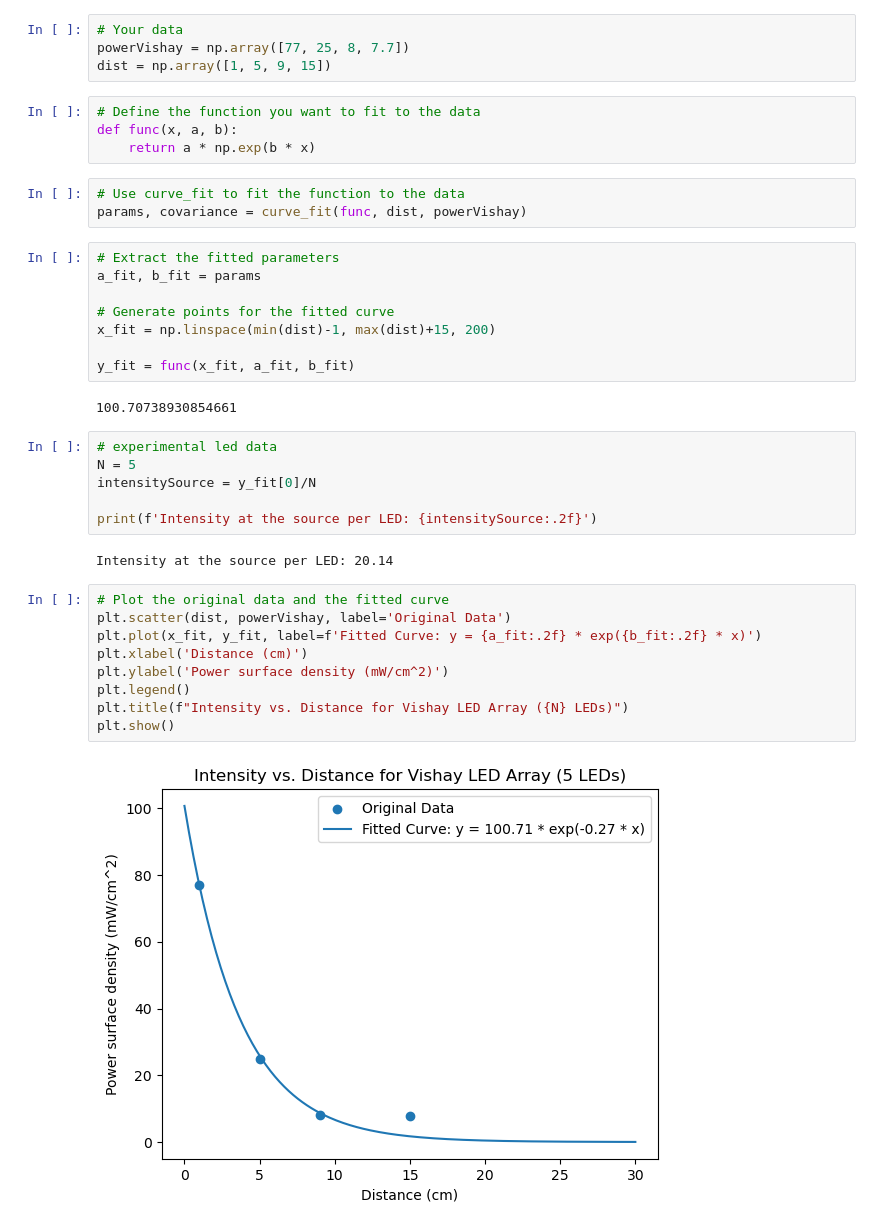
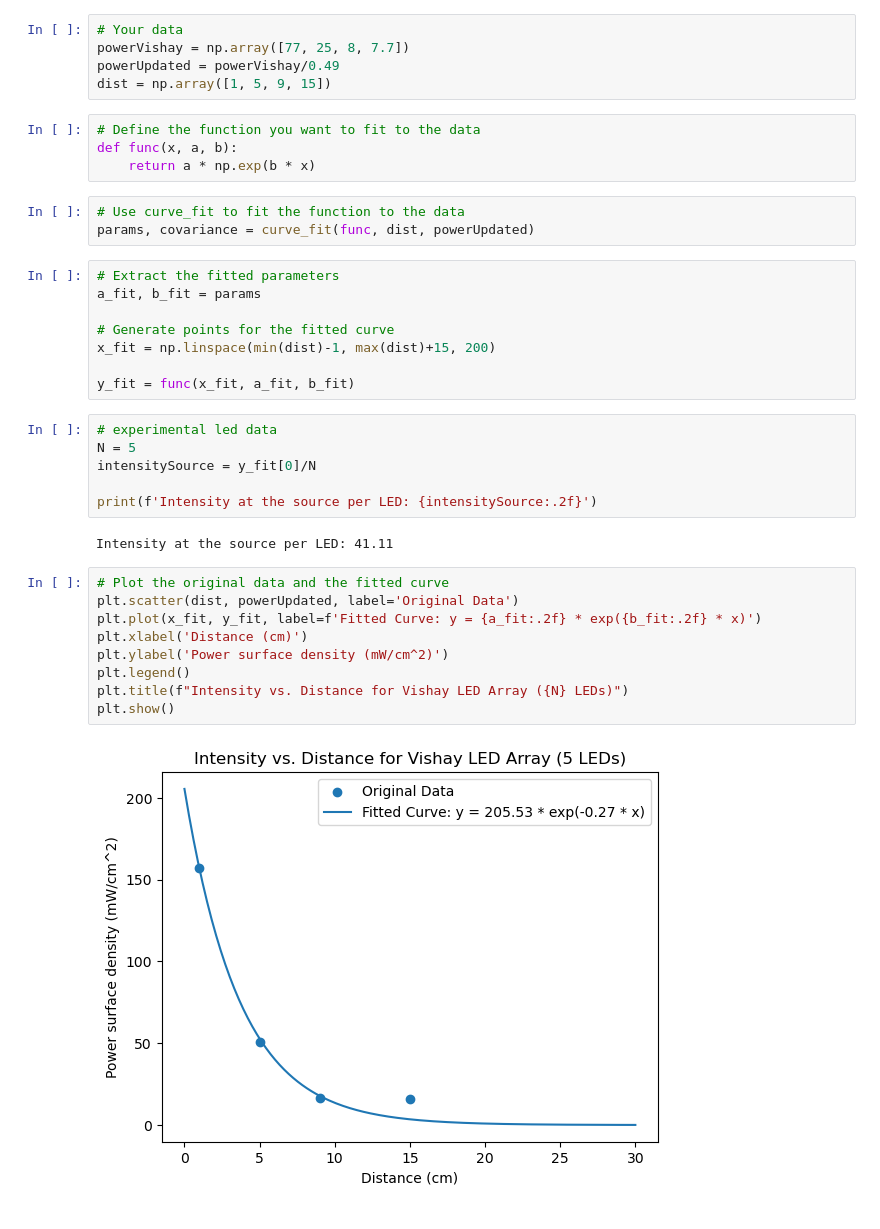
Before and after one commit to feqksa/SomniBrain, a Jupyter notebook: vishay_density.ipynb, the cells around one changed output. Drawn from its saved outputs; the diff is of its cells as text.

```diff
--- a/vishay_density.ipynb
+++ b/vishay_density.ipynb
@@ -12,6 +12,7 @@ from scipy.optimize import curve_fit
 # %%
 # Your data
 powerVishay = np.array([77, 25, 8, 7.7])
+powerUpdated = powerVishay/0.49
 dist = np.array([1, 5, 9, 15])
 # %%
 # Define the function you want to fit to the data
@@ -19,7 +20,7 @@ def func(x, a, b):
     return a * np.exp(b * x)
 # %%
 # Use curve_fit to fit the function to the data
-params, covariance = curve_fit(func, dist, powerVishay)
+params, covariance = curve_fit(func, dist, powerUpdated)
 # %%
 # Extract the fitted parameters
 a_fit, b_fit = params
@@ -28,8 +29,6 @@ a_fit, b_fit = params
 x_fit = np.linspace(min(dist)-1, max(dist)+15, 200)
 
 y_fit = func(x_fit, a_fit, b_fit)
-# %% [output]
-100.70738930854661
 # %%
 # experimental led data
 N = 5
@@ -37,17 +36,17 @@ intensitySource = y_fit[0]/N
 
 print(f'Intensity at the source per LED: {intensitySource:.2f}')
 # %% [output]
-Intensity at the source per LED: 20.14
+Intensity at the source per LED: 41.11
 # %%
 # Plot the original data and the fitted curve
-plt.scatter(dist, powerVishay, label='Original Data')
+plt.scatter(dist, powerUpdated, label='Original Data')
 plt.plot(x_fit, y_fit, label=f'Fitted Curve: y = {a_fit:.2f} * exp({b_fit:.2f} * x)')
 plt.xlabel('Distance (cm)')
 plt.ylabel('Power surface density (mW/cm^2)')
 plt.legend()
 plt.title(f"Intensity vs. Distance for Vishay LED Array ({N} LEDs)")
 plt.show()
 # %% [output]
-[figure, old version]
+[figure, new version]
 # %%
 # Plot the original data and the fitted curve
```
Also changed, not shown: parts of 5 cells of this notebook.
